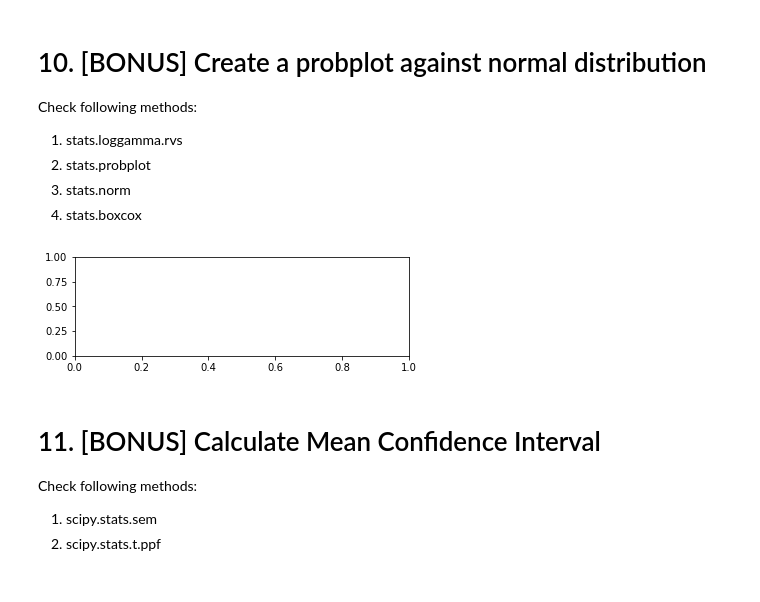
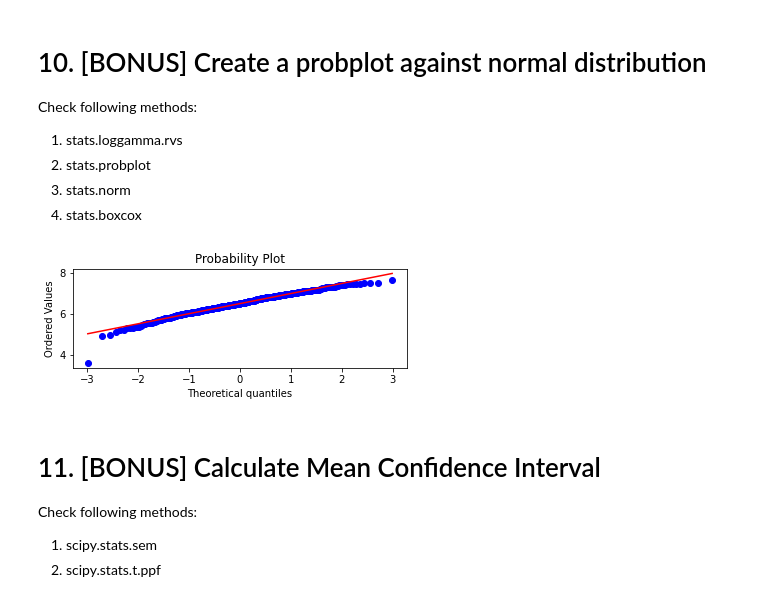
Before and after one commit to YunnC/IODLab, a Jupyter notebook: Lab_1.1.4 Statistics - part 2 Lab_Yunn.ipynb, the cells around one changed output. Saved outputs shown, nothing was run; the diff lists cells and outputs as text; code cells hidden in the pictures.

```diff
--- a/Lab_1.1.4 Statistics - part 2 Lab_Yunn.ipynb
+++ b/Lab_1.1.4 Statistics - part 2 Lab_Yunn.ipynb
@@ -239,13 +277,25 @@ Check following methods:
 # %%
 from scipy import stats
 import matplotlib.pyplot as plt
 fig = plt.figure()
+
+#211 represents 3 integers (where <-9 subplots, nrows, ncols, index)
 ax1 = fig.add_subplot(211)
+
 x = stats.loggamma.rvs(5, size=500) + 5
-stats.probplot(x, sparams=(), dist='norm', fit=True, plot=None, rvalue=False)
+#stats.probplot(x, sparams=(), dist='norm', fit=True, plot=None, rvalue=False)
+stats.probplot(x, plot=ax1)
 plt.show()
+
+y = stats.norm.rvs(size=500)
+stats.probplot(y, plot=ax1)
+plt.show()
+
+z, _ = stats.boxcox(x)
+stats.probplot(z, plot=ax1)
+plt.show()
 # %% [output]
-[figure, old version]
+[figure, new version]
 # %% [markdown]
 # 11. [BONUS] Calculate Mean Confidence Interval
 
```
Also changed, not shown: parts of 9 cells of this notebook.
